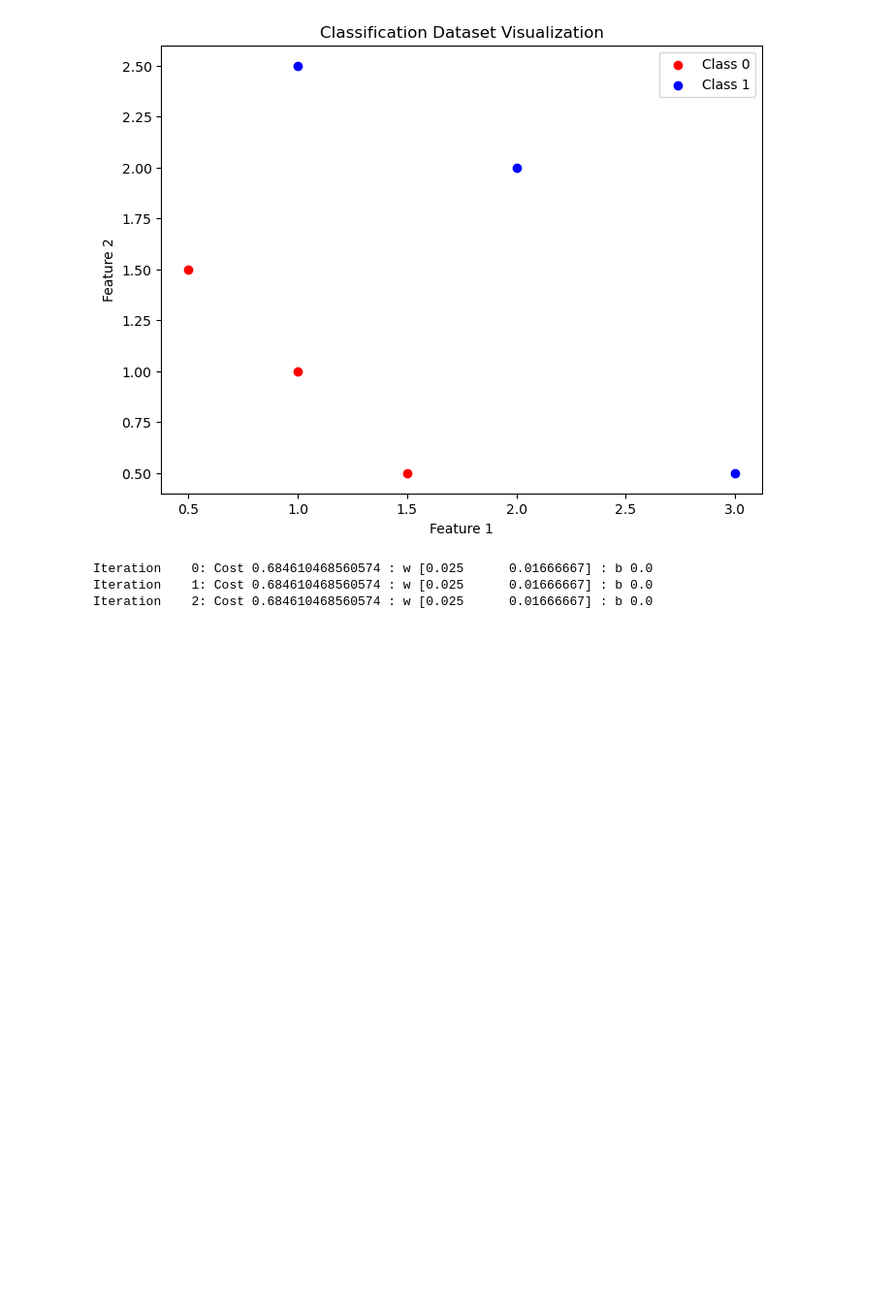
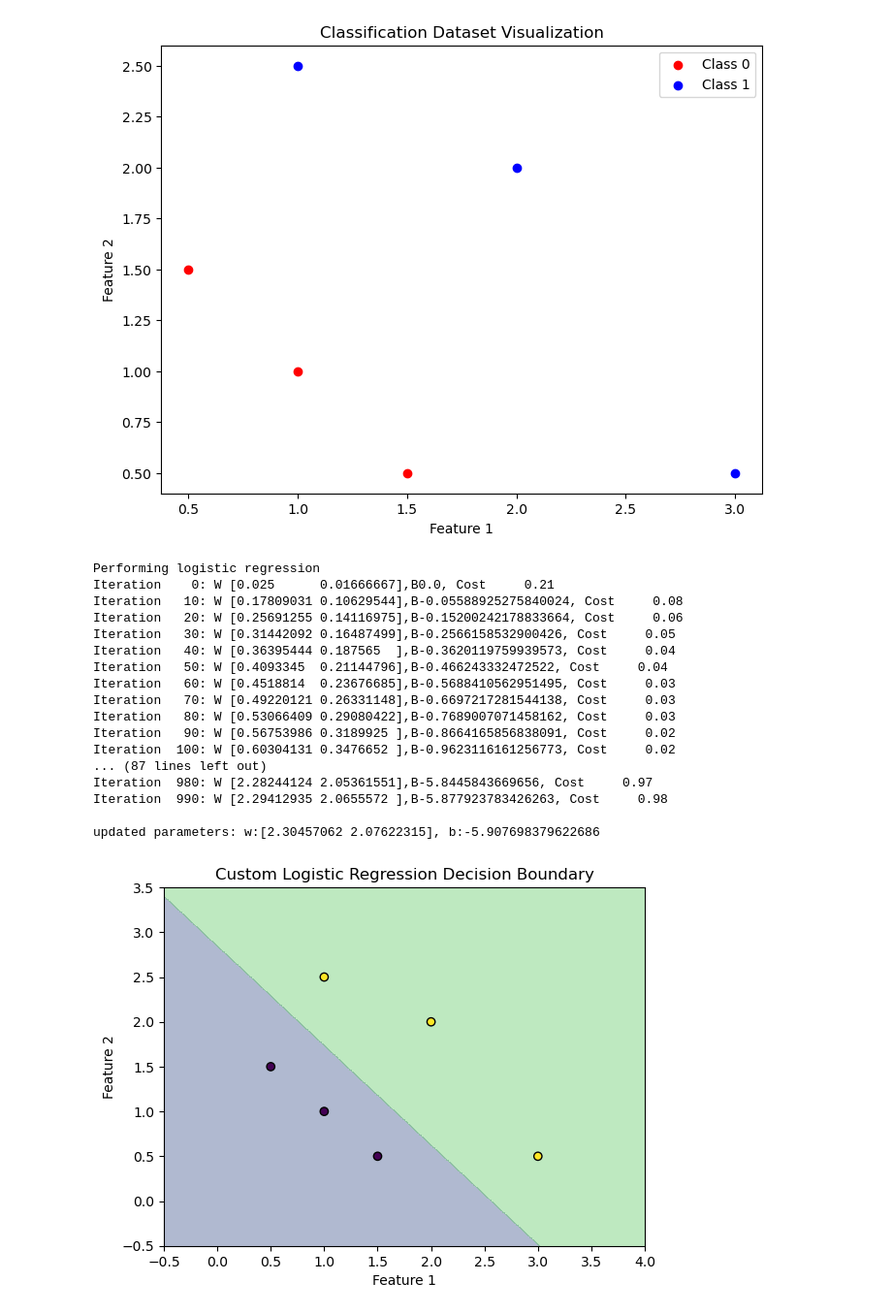
Before and after one commit to Code-MonkeyZhang/miniflow, a Jupyter notebook: logistic_regression.ipynb, the cells around one changed output. Shown at 97% size. Cells and saved outputs as stored; diff of their text form; code cells hidden in the pictures; blank space fills up the shorter version.

```diff
--- a/logistic_regression.ipynb
+++ b/logistic_regression.ipynb
@@ -49,23 +49,38 @@ plt.show()
 # %%
 # Perform My logistic Regression
 # x_train = np.array([[0.5, 1.5], [1, 1], [1.5, 0.5], [3, 0.5], [2, 2], [1, 2.5]])
 # y_train = np.array([0, 0, 0, 1, 1, 1])
 # init parameters
 num_iterations = 1000
 learning_rate = 0.1
 size = x_train.shape[0]
 features = x_train.shape[1]
 w_init = np.zeros(features)
 b_init = 0.
 
-w_out, b_out = logistic_regression(x_train, y_train, w_init, b_init,learning_rate,num_iterations)
+w_out, b_out = regression(x_train, y_train, w_init, b_init,learning_rate,num_iterations,mode="logistic")
 print(f"\nupdated parameters: w:{w_out}, b:{b_out}")
 
 
 
 plot_decision_boundary(x_train, y_train, w_out, b_out)
 plt.show()
 # %% [output]
-Iteration    0: Cost 0.684610468560574 : w [0.025      0.01666667] : b 0.0
-Iteration    1: Cost 0.684610468560574 : w [0.025      0.01666667] : b 0.0
-Iteration    2: Cost 0.684610468560574 : w [0.025      0.01666667] : b 0.0
+Performing logistic regression
+Iteration    0: W [0.025      0.01666667],B0.0, Cost     0.21
+Iteration   10: W [0.17809031 0.10629544],B-0.05588925275840024, Cost     0.08
+Iteration   20: W [0.25691255 0.14116975],B-0.15200242178833664, Cost     0.06
+Iteration   30: W [0.31442092 0.16487499],B-0.2566158532900426, Cost     0.05
+Iteration   40: W [0.36395444 0.187565  ],B-0.3620119759939573, Cost     0.04
+Iteration   50: W [0.4093345  0.21144796],B-0.466243332472522, Cost     0.04
+Iteration   60: W [0.4518814  0.23676685],B-0.5688410562951495, Cost     0.03
+Iteration   70: W [0.49220121 0.26331148],B-0.6697217281544138, Cost     0.03
+Iteration   80: W [0.53066409 0.29080422],B-0.7689007071458162, Cost     0.03
+Iteration   90: W [0.56753986 0.3189925 ],B-0.8664165856838091, Cost     0.02
+Iteration  100: W [0.60304131 0.3476652 ],B-0.9623116161256773, Cost     0.02
+... (87 lines left out)
+Iteration  980: W [2.28244124 2.05361551],B-5.8445843669656, Cost     0.97
+Iteration  990: W [2.29412935 2.0655572 ],B-5.877923783426263, Cost     0.98
+
+updated parameters: w:[2.30457062 2.07622315], b:-5.907698379622686
+[figure, added]
```
Also changed, not shown: 3 other files.
